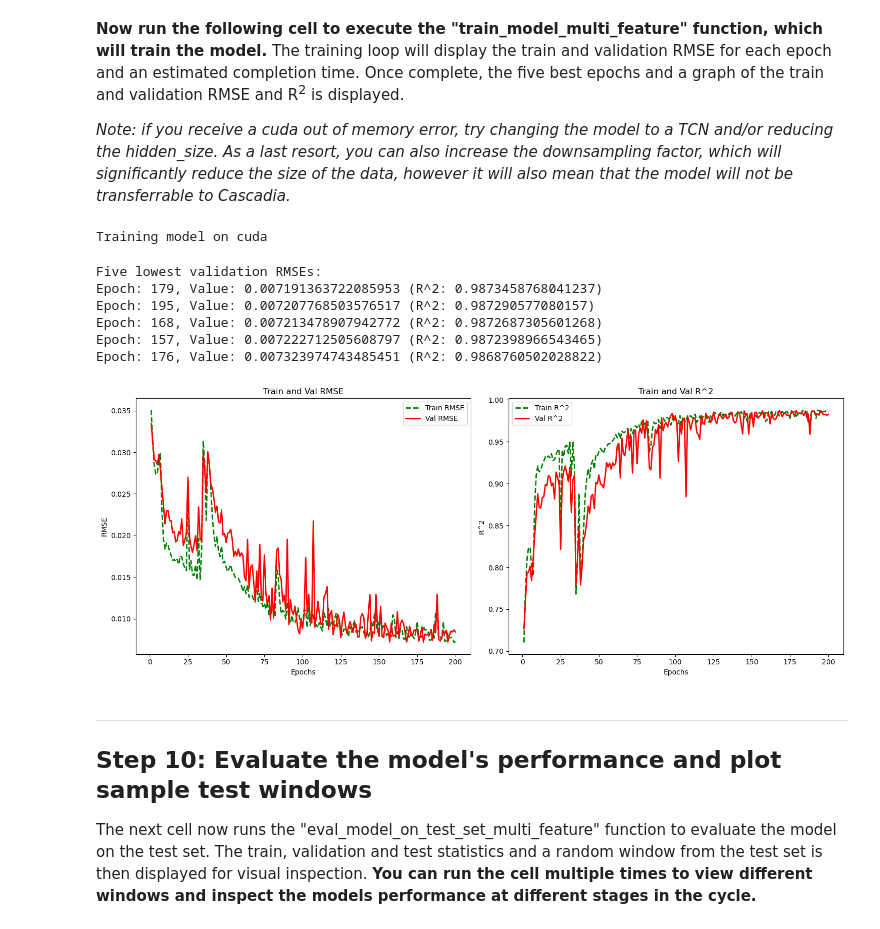
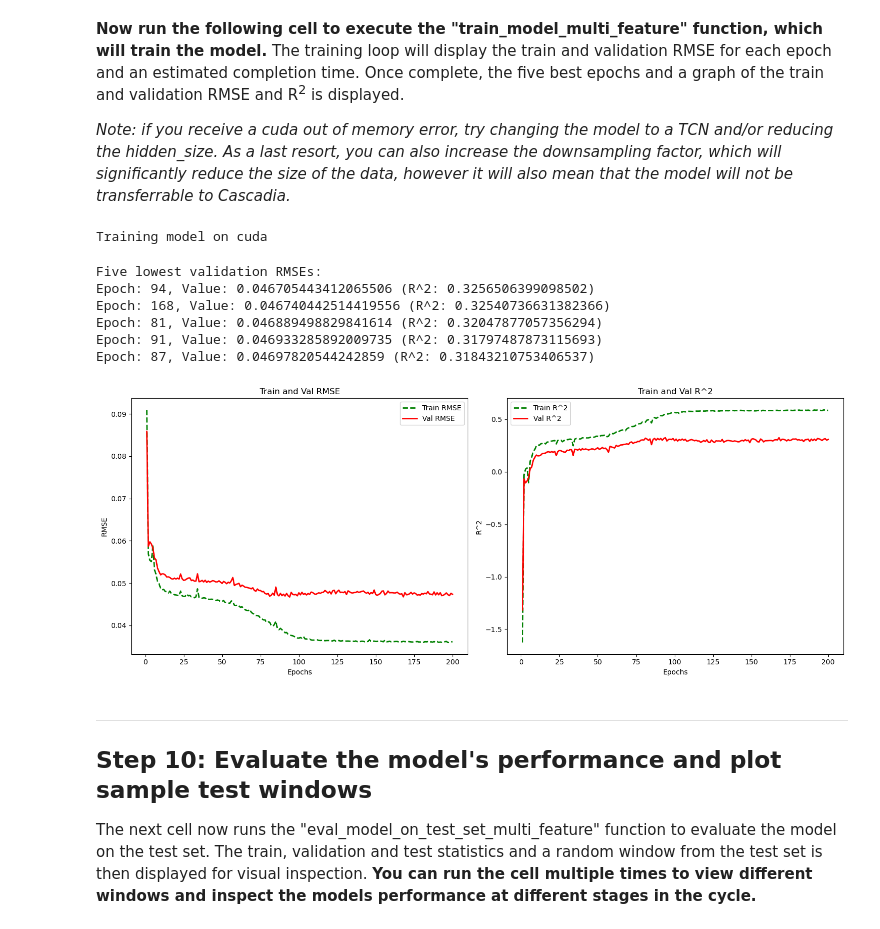
Before and after one commit to ai4er-cdt/earthquake-predictability, a Jupyter notebook: notebooks/AI4ER GTC - Slow Earthquake Time Series Forecasting.ipynb, the cells around one changed output. Drawn from its saved outputs; the diff is of its cells as text; code cells hidden in the pictures.

```diff
--- a/notebooks/AI4ER GTC - Slow Earthquake Time Series Forecasting.ipynb
+++ b/notebooks/AI4ER GTC - Slow Earthquake Time Series Forecasting.ipynb
@@ -303,7 +303,7 @@ We now need to define:
 
 The "create_dataset" function then splits the dataset into multiple windows of X-y pairs, each separated by a single step, with X of length = LOOKBACK and y of length = FORECAST. It also converts the data into tensors, ready for processing with PyTorch.
 # %%
-LOOKBACK, FORECAST = 600, 30
+LOOKBACK, FORECAST = 200, 100
 X, y = create_dataset(df_features, LOOKBACK, FORECAST)
 
 print(f"X and y shapes:\t{X.shape}\t{y.shape}")
@@ -411,7 +411,7 @@ _Note: it is highly recommended that you keep the "signal" input feature._
 
 The select_features function then creates a finalised data dictionary with tensors ready for training based on the input features selected.
 # %%
-features_to_keep = ["signal", "first_derivative", "second_derivative"]  # Include one or more of the following variables "signal", "variance", "first_derivative", "second_derivative", "steps_since_last_peak", "steps_since_last_trough"
+features_to_keep = ["signal", "first_derivative"]  # Include one or more of the following variables "signal", "variance", "first_derivative", "second_derivative", "steps_since_last_peak", "steps_since_last_trough"
 
 data_dict = select_features(data_dict_temp, features_to_keep)
 
@@ -445,14 +445,14 @@ ___
 **You can now choose the type of model you want to train (an LSTM or TCN) and set the relevant hyperparameters.** A discussion on these hyperparameters can be found in the report.
 # %%
 # Model variables
-model_type = "LSTM" # set to either LSTM or TCN
+model_type = "TCN" # set to either LSTM or TCN
 
 # General hyperparameters
 N_EPOCHS = 200
-HIDDEN_SIZE = 25
+HIDDEN_SIZE = 128
 
 # LSTM hyperparameters
-N_LAYERS = 1
+N_LAYERS = 2
 
 # TCN hyperparameters
 KERNEL_SIZE = 10
@@ -464,60 +464,54 @@ scaler_y = scalers_y[0]
 OUTPUT_SIZE = FORECAST
 
 if model_type == "LSTM":
-
-    model = lstm.MultiStepLSTMSingleLayer(
-        N_VARIATES, HIDDEN_SIZE, N_LAYERS, OUTPUT_SIZE, device
-    ).to(device)
-    best_model = lstm.MultiStepLSTMSingleLayer(
-        N_VARIATES, HIDDEN_SIZE, N_LAYERS, OUTPUT_SIZE, device
-    ).to(device)
+    model = lstm.MultiStepLSTMSingleLayer(N_VARIATES, HIDDEN_SIZE, N_LAYERS, OUTPUT_SIZE, device).to(device)
 
 elif model_type == "TCN":
-
     model = MultiStepTCN(N_VARIATES, LOOKBACK, OUTPUT_SIZE, [HIDDEN_SIZE], KERNEL_SIZE, DROPOUT).to(device)
-    best_model = MultiStepTCN(N_VARIATES, LOOKBACK, OUTPUT_SIZE, [HIDDEN_SIZE], KERNEL_SIZE, DROPOUT).to(device)
 # %% [markdown]
 **Now run the following cell to execute the "train_model_multi_feature" function, which will train the model.** The training loop will display the train and validation RMSE for each epoch and an estimated completion time. Once complete, the five best epochs and a graph of the train and validation RMSE and R<sup>2</sup> is displayed.
 
 _Note: if you receive a cuda out of memory error, try changing the model to a TCN and/or reducing the hidden_size. As a last resort, you can also increase the downsampling factor, which will significantly reduce the size of the data, however it will also mean that the model will not be transferrable to Cascadia._
 # %%
-results_dict, best_results_dict = train_model_multi_feature(model, N_EPOCHS, data_dict, scaler_y, device, best_model)
+results_dict = train_model_multi_feature(model, N_EPOCHS, data_dict, scaler_y, device)
+state_dict = torch.load('best_model.pt')
+model.load_state_dict(state_dict)
 
 #### Code to print the top 5 epochs and RMSE and R2 charts ####
 
 # Identify and print the five lowest validation RMSEs and their corresponding epochs and R^2 values
 print("Five lowest validation RMSEs:")
 for index, loss in sorted(enumerate(results_dict["val_rmse_list"]), key=lambda x: x[1])[:5]:
     print(f"Epoch: {index + 1}, Value: {loss} (R^2: {results_dict['val_r2_list'][index]})")
 
 # Plotting RMSE and R^2 for train and validation sets
 train_rmse_list, val_rmse_list = results_dict["train_rmse_list"], results_dict["val_rmse_list"]
 train_r2_list, val_r2_list = results_dict["train_r2_list"], results_dict["val_r2_list"]
 fig, axs = plt.subplots(1, 2, figsize=(15, 6))
 
 # RMSE plot
 axs[0].plot(range(1, len(train_rmse_list) + 1), train_rmse_list, label="Train RMSE", color="green", linestyle="--", linewidth=2)
 axs[0].plot(range(1, len(val_rmse_list) + 1), val_rmse_list, label="Val RMSE", color="red", linestyle="-", linewidth=2)
 axs[0].set(title="Train and Val RMSE", xlabel="Epochs", ylabel="RMSE")
 axs[0].legend()
 
 # R^2 plot
 axs[1].plot(range(1, len(train_r2_list) + 1), train_r2_list, label="Train R^2", color="green", linestyle="--", linewidth=2)
 axs[1].plot(range(1, len(val_r2_list) + 1), val_r2_list, label="Val R^2", color="red", linestyle="-", linewidth=2)
 axs[1].set(title="Train and Val R^2", xlabel="Epochs", ylabel="R^2")
 axs[1].legend()
 
 plt.tight_layout()
 plt.show()
 # %% [output]
 Training model on cuda
 Five lowest validation RMSEs:
-Epoch: 179, Value: 0.007191363722085953 (R^2: 0.9873458768041237)
-Epoch: 195, Value: 0.007207768503576517 (R^2: 0.987290577080157)
-Epoch: 168, Value: 0.007213478907942772 (R^2: 0.9872687305601268)
-Epoch: 157, Value: 0.007222712505608797 (R^2: 0.9872398966543465)
-Epoch: 176, Value: 0.007323974743485451 (R^2: 0.9868760502028822)
+Epoch: 94, Value: 0.046705443412065506 (R^2: 0.3256506399098502)
+Epoch: 168, Value: 0.046740442514419556 (R^2: 0.32540736631382366)
+Epoch: 81, Value: 0.046889498829841614 (R^2: 0.32047877057356294)
+Epoch: 91, Value: 0.046933285892009735 (R^2: 0.31797487873115693)
+Epoch: 87, Value: 0.04697820544242859 (R^2: 0.31843210753406537)
-[figure, old version]
+[figure, new version]
 # %% [markdown]
 ___
 ## Step 10: Evaluate the model's performance and plot sample test windows
```
Also changed, not shown: parts of 12 cells of this notebook, 1 other file.
